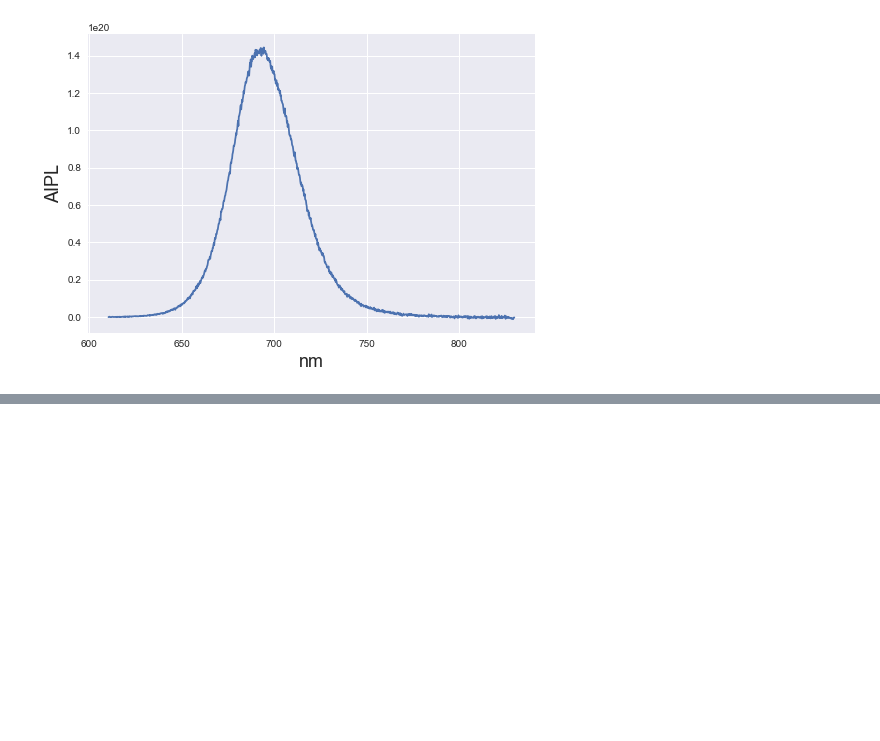
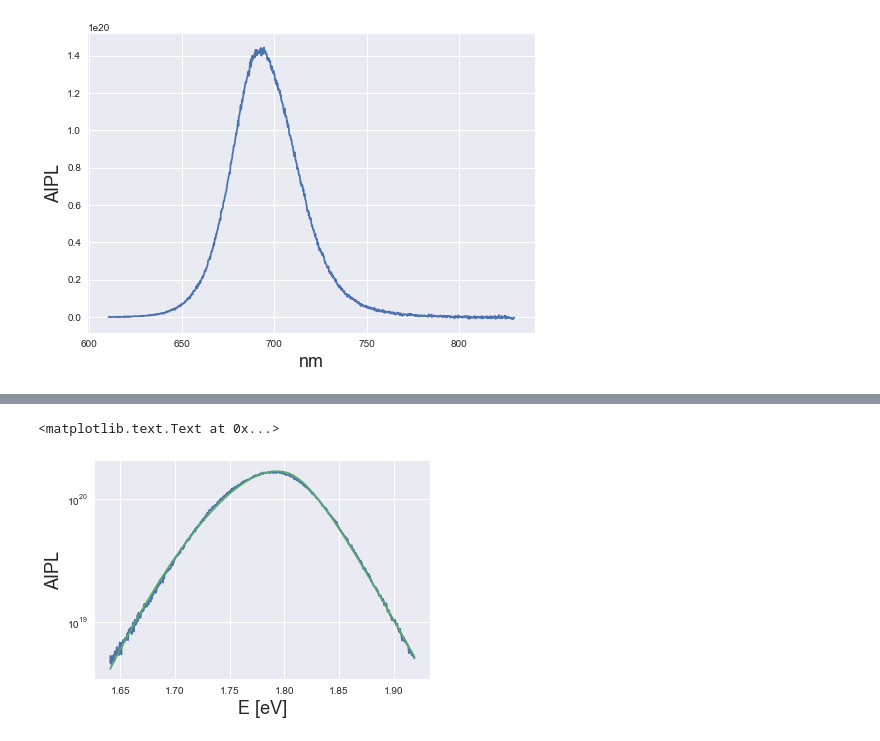
Before and after one commit to rstoddard24/PVtools, a Jupyter notebook: PVtools/PL/PVtools_dev.ipynb, the cells around one changed output, grey strips where cells are left out. Saved outputs shown, nothing was run; the diff lists cells and outputs as text; code cells hidden in the pictures; blank space fills up the shorter version.

```diff
--- a/PVtools/PL/PVtools_dev.ipynb
+++ b/PVtools/PL/PVtools_dev.ipynb
@@ -381,0 +392,9 @@ scipy.integrate.quad(lambda u: np.exp(-np.absolute(u/gam)**theta)*np.sqrt((E[ii]
+# %%
+aipl_mod = np.exp(fpf(E[lb_idx:rb_idx],Xf[0],Xf[1],Xf[2],Xf[3],Xf[4]))
+
+plt.semilogy(E[lb_idx:rb_idx],Ipl[lb_idx:rb_idx],E[lb_idx:rb_idx],aipl_mod)
+plt.xlabel('E [eV]', fontsize=18)
+plt.ylabel('AIPL',fontsize=18)
+# %% [output]
+<matplotlib.text.Text at 0x...>
+[figure, added]
```
Also changed, not shown: parts of 3 cells of this notebook.
